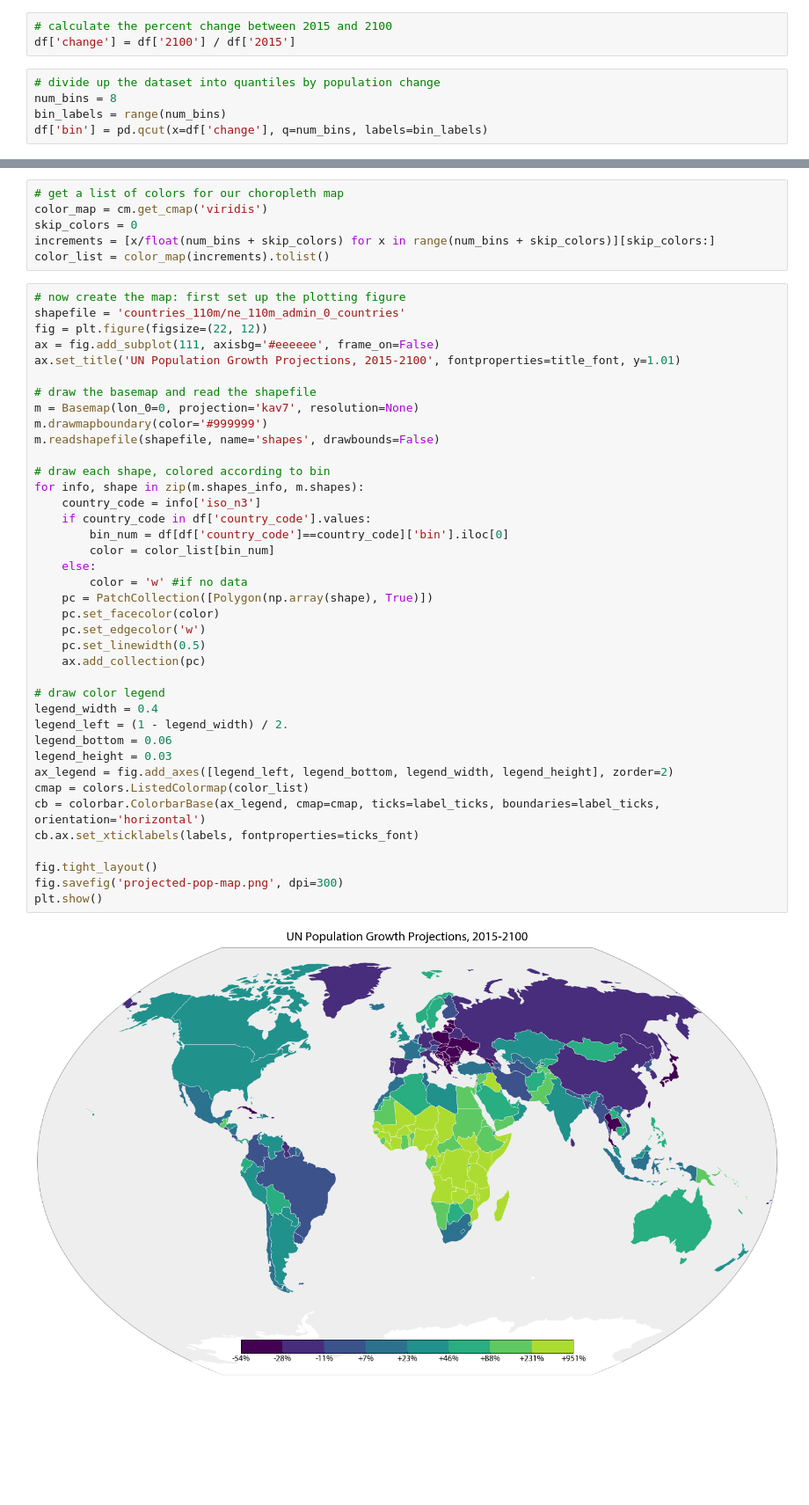
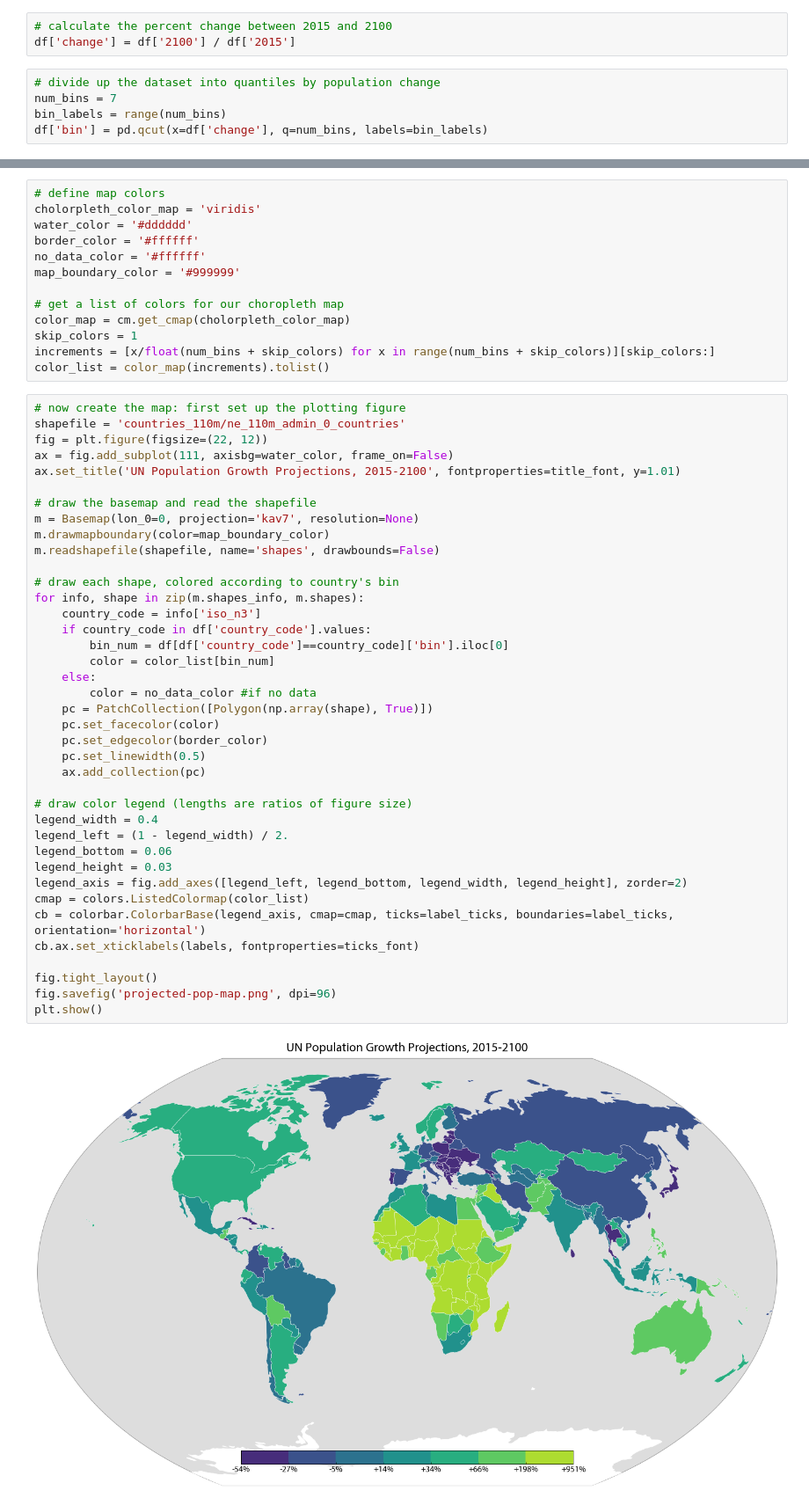
Before and after one commit to gboeing/ppde642, a Jupyter notebook: Examples-and-Demos/population-projections/visualize-population-projections.ipynb, the cells around one changed output, grey strips where cells are left out. Shown at 88% size. Saved outputs shown, nothing was run; the diff lists cells and outputs as text; blank space fills up the shorter version.

```diff
--- a/Examples-and-Demos/population-projections/visualize-population-projections.ipynb
+++ b/Examples-and-Demos/population-projections/visualize-population-projections.ipynb
@@ -106,7 +137,7 @@ plt.show()
 df['change'] = df['2100'] / df['2015']
 # %%
 # divide up the dataset into quantiles by population change
-num_bins = 8
+num_bins = 7
 bin_labels = range(num_bins)
 df['bin'] = pd.qcut(x=df['change'], q=num_bins, labels=bin_labels)
 # %%
@@ -130,47 +161,54 @@ print label_ticks
 # %%
+# define map colors
+cholorpleth_color_map = 'viridis'
+water_color = '#dddddd'
+border_color = '#ffffff'
+no_data_color = '#ffffff'
+map_boundary_color = '#999999'
+
 # get a list of colors for our choropleth map
-color_map = cm.get_cmap('viridis')
-skip_colors = 0
+color_map = cm.get_cmap(cholorpleth_color_map)
+skip_colors = 1
 increments = [x/float(num_bins + skip_colors) for x in range(num_bins + skip_colors)][skip_colors:]
 color_list = color_map(increments).tolist()
 # %%
 # now create the map: first set up the plotting figure
 shapefile = 'countries_110m/ne_110m_admin_0_countries'
 fig = plt.figure(figsize=(22, 12))
-ax = fig.add_subplot(111, axisbg='#eeeeee', frame_on=False)
+ax = fig.add_subplot(111, axisbg=water_color, frame_on=False)
 ax.set_title('UN Population Growth Projections, 2015-2100', fontproperties=title_font, y=1.01)
 
 # draw the basemap and read the shapefile
 m = Basemap(lon_0=0, projection='kav7', resolution=None)
-m.drawmapboundary(color='#999999')
+m.drawmapboundary(color=map_boundary_color)
 m.readshapefile(shapefile, name='shapes', drawbounds=False)
 
-# draw each shape, colored according to bin
+# draw each shape, colored according to country's bin
 for info, shape in zip(m.shapes_info, m.shapes):
     country_code = info['iso_n3']
     if country_code in df['country_code'].values:
         bin_num = df[df['country_code']==country_code]['bin'].iloc[0]
         color = color_list[bin_num]
     else:
-        color = 'w' #if no data
+        color = no_data_color #if no data
     pc = PatchCollection([Polygon(np.array(shape), True)])
     pc.set_facecolor(color)
-    pc.set_edgecolor('w')
+    pc.set_edgecolor(border_color)
     pc.set_linewidth(0.5)
     ax.add_collection(pc)
 
-# draw color legend
+# draw color legend (lengths are ratios of figure size)
 legend_width = 0.4
 legend_left = (1 - legend_width) / 2.
 legend_bottom = 0.06
 legend_height = 0.03
-ax_legend = fig.add_axes([legend_left, legend_bottom, legend_width, legend_height], zorder=2)
+legend_axis = fig.add_axes([legend_left, legend_bottom, legend_width, legend_height], zorder=2)
 cmap = colors.ListedColormap(color_list)
-cb = colorbar.ColorbarBase(ax_legend, cmap=cmap, ticks=label_ticks, boundaries=label_ticks, orientation='horizontal')
+cb = colorbar.ColorbarBase(legend_axis, cmap=cmap, ticks=label_ticks, boundaries=label_ticks, orientation='horizontal')
 cb.ax.set_xticklabels(labels, fontproperties=ticks_font)
 
 fig.tight_layout()
-fig.savefig('projected-pop-map.png', dpi=300)
+fig.savefig('projected-pop-map.png', dpi=96)
 plt.show()
 # %% [output]
-[figure, old version]
+[figure, new version]
```
Also changed, not shown: parts of 7 cells of this notebook, 3 other files.
